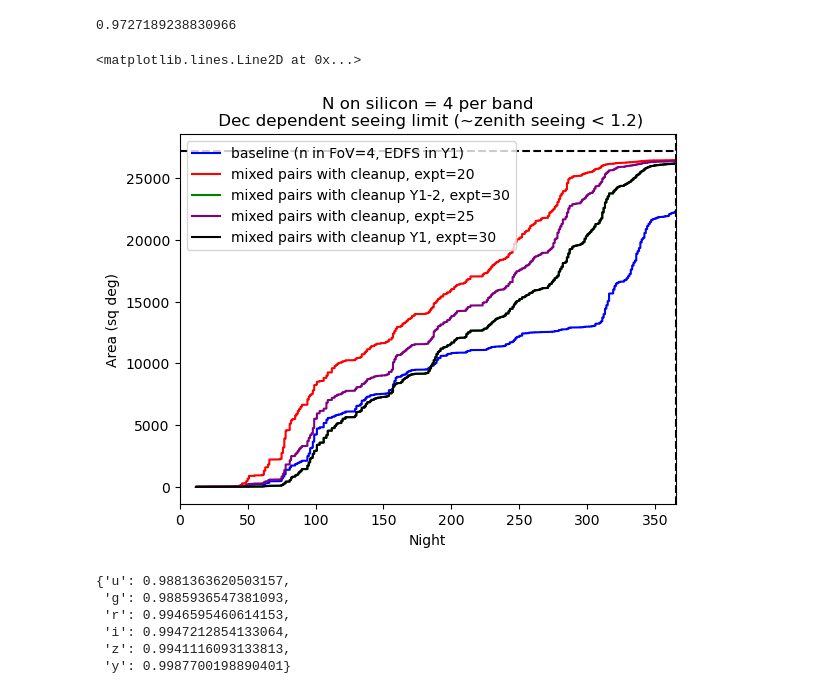
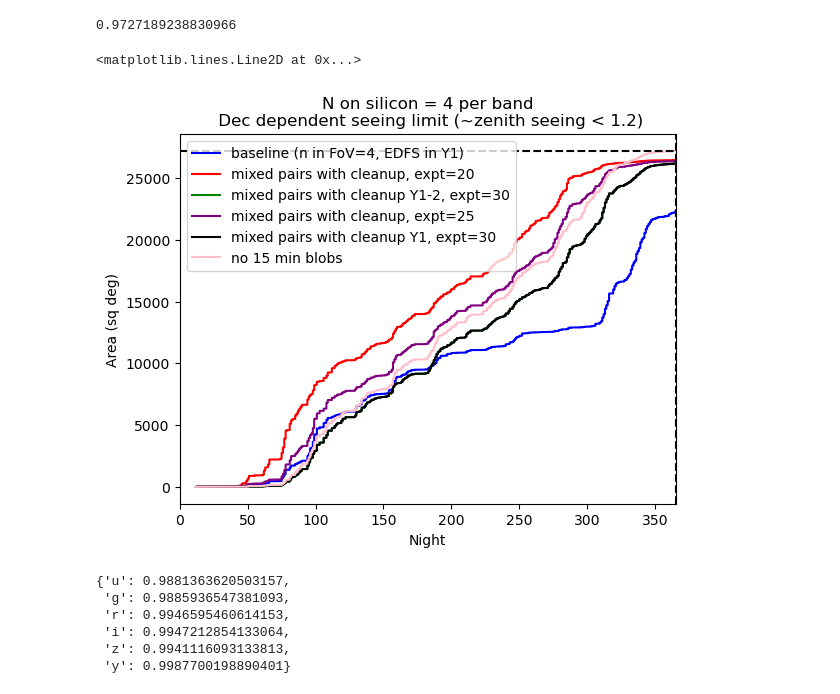
Before and after one commit to lsst-sims/sims_featureScheduler_runs5.2, a Jupyter notebook: comp_survey/template_time.ipynb, the cells around one changed output. Drawn from its saved outputs; the diff is of its cells as text; code cells hidden in the pictures.

```diff
--- a/comp_survey/template_time.ipynb
+++ b/comp_survey/template_time.ipynb
@@ -112,7 +112,8 @@ db_files = ["comp_survey_v5.2.0_10yrs.db",
            "../templates_cleanup/templates_cleanup_v5.2.0_10yrs.db",
            "../templates_slow_clean/templates_slow_clean_mixed_v5.2.0_10yrs.db",
            "../templates_cleanup/templates_cleanup_25_v5.2.0_10yrs.db",
-           "../templates_slow_clean/templates_slow_clean_mixed_y1o_v5.2.0_10yrs.db",]
+           "../templates_slow_clean/templates_slow_clean_mixed_y1o_v5.2.0_10yrs.db",
+           "../dyna_clean/dyna_clean_v5.2.0_1yrs.db"]
 arrays = {}
 infos = {}
 
@@ -184,7 +187,8 @@ ar2label = {'comp_survey_v5.2.0_10yrs': "baseline (n in FoV=4, EDFS in Y1)",
             "templates_cleanup_v5.2.0_10yrs": "mixed pairs with cleanup, expt=20",
            "templates_slow_clean_mixed_v5.2.0_10yrs": "mixed pairs with cleanup Y1-2, expt=30",
            "templates_cleanup_25_v5.2.0_10yrs": "mixed pairs with cleanup, expt=25",
-           "templates_slow_clean_mixed_y1o_v5.2.0_10yrs": "mixed pairs with cleanup Y1, expt=30"}
+           "templates_slow_clean_mixed_y1o_v5.2.0_10yrs": "mixed pairs with cleanup Y1, expt=30",
+           "dyna_clean_v5.2.0_1yrs": "no 15 min blobs"}
 
 colors = ['blue', 'red','green',  'purple', 'black', 'pink']
 
@@ -211,33 +215,23 @@ print(n_y1/n_tot)
 # %%
 fig, ax = plt.subplots()
 
-ar2label = {'comp_survey_v5.2.0_10yrs': "baseline (n in FoV=4, EDFS in Y1)",
-            #'templates_decdep_v5.2.0_10yrs': "unpaired template (n=6)",
-            #'templates_decpairs_v5.2.0_10yrs': "paired template (n=6)",
-            # 'templates_decpairs_mixed_v5.2.0_10yrs': "mixed pairs (n=6)",
-           #'templates_fast_mixed_v5.2.0_10yrs': "mixed pairs, expt=20s (n=6)",
-            #'templates_fast_mixed2_v5.2.0_10yrs': "mixed pairs, expt=22s (n=6)",
-            "templates_cleanup_v5.2.0_10yrs": "mixed pairs with cleanup, expt=20",
-           "templates_slow_clean_mixed_v5.2.0_10yrs": "mixed pairs with cleanup Y1-2, expt=30",
-           "templates_cleanup_25_v5.2.0_10yrs": "mixed pairs with cleanup, expt=25",
-           "templates_slow_clean_mixed_y1o_v5.2.0_10yrs": "mixed pairs with cleanup Y1, expt=30"}
 
 colors = ['blue', 'red','green',  'purple', 'black', 'pink']
 
 for key,co in zip(ar2label, colors):
     ack = arrays[key] +0
     ack = np.sort(ack)
     ax.plot(ack, np.arange(ack.size)*hp.nside2pixarea(nside, degrees=True), label=ar2label[key], color=co)
 ax.set_xlim([0,365])
 ax.set_xlabel("Night")
 ax.set_ylabel("Area (sq deg)")
 ax.set_title("N on silicon = %i per band\n Dec dependent seeing limit (~zenith seeing < 1.2)" % n_needed)
 leg = ax.legend()
 ax.axvline(x=365, linestyle="--", color="k")
 ax.axhline(y=fp_area, linestyle="--", color="k")
 # %% [output]
 <matplotlib.lines.Line2D at 0x...>
-[figure, old version]
+[figure, new version]
 # %%
 # Let's check the coverage per filter
 db_file = "../templates_slow_clean/templates_slow_clean_mixed_y1o_v5.2.0_10yrs.db"
```
Also changed, not shown: parts of 3 cells of this notebook.
